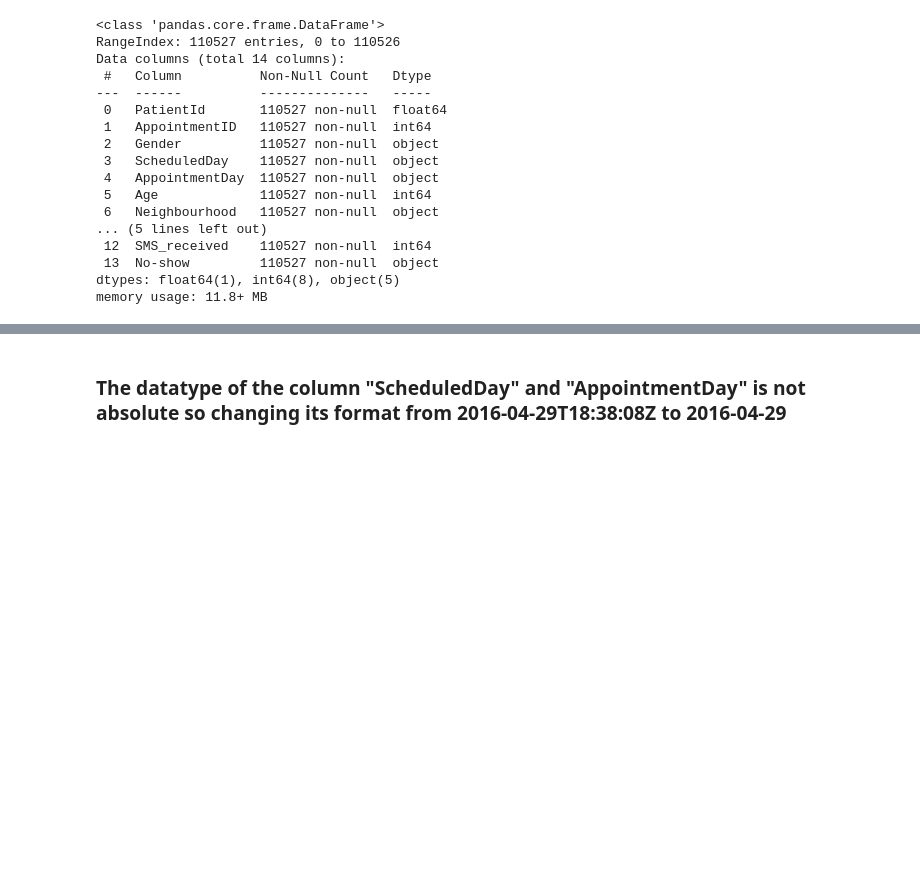
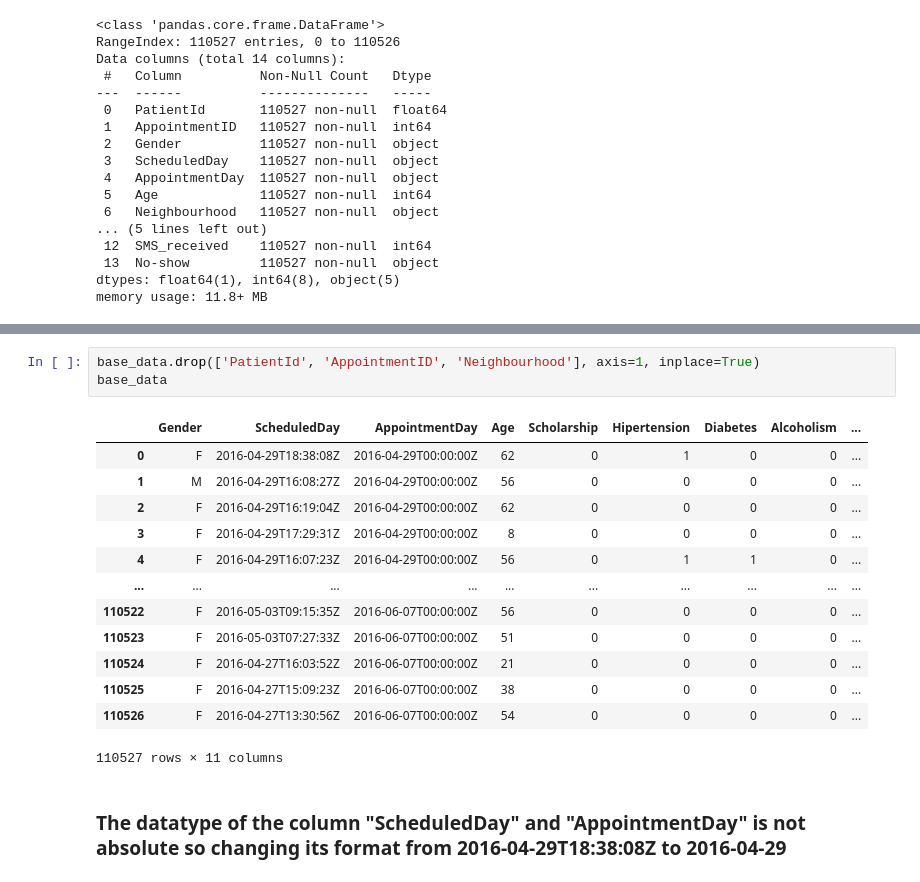
Before and after one commit to Milan1508/HealthCare_Data_Analysis, a Jupyter notebook: healthcare.ipynb, the cells around one changed output, grey strips where cells are left out. Saved outputs shown, nothing was run; the diff lists cells and outputs as text; blank space fills up the shorter version.

```diff
--- a/healthcare.ipynb
+++ b/healthcare.ipynb
@@ -84,3 +90,20 @@ memory usage: 11.8+ MB
+# %%
+base_data.drop(['PatientId', 'AppointmentID', 'Neighbourhood'], axis=1, inplace=True)
+base_data
+# %% [output]
+|  | Gender | ScheduledDay | AppointmentDay | Age | Scholarship | Hipertension | Diabetes | Alcoholism | ... |
+| 0 | F | 2016-04-29T18:38:08Z | 2016-04-29T00:00:00Z | 62 | 0 | 1 | 0 | 0 | ... |
+| 1 | M | 2016-04-29T16:08:27Z | 2016-04-29T00:00:00Z | 56 | 0 | 0 | 0 | 0 | ... |
+| 2 | F | 2016-04-29T16:19:04Z | 2016-04-29T00:00:00Z | 62 | 0 | 0 | 0 | 0 | ... |
+| 3 | F | 2016-04-29T17:29:31Z | 2016-04-29T00:00:00Z | 8 | 0 | 0 | 0 | 0 | ... |
+| 4 | F | 2016-04-29T16:07:23Z | 2016-04-29T00:00:00Z | 56 | 0 | 1 | 1 | 0 | ... |
+| ... | ... | ... | ... | ... | ... | ... | ... | ... | ... |
+| 110522 | F | 2016-05-03T09:15:35Z | 2016-06-07T00:00:00Z | 56 | 0 | 0 | 0 | 0 | ... |
+| 110523 | F | 2016-05-03T07:27:33Z | 2016-06-07T00:00:00Z | 51 | 0 | 0 | 0 | 0 | ... |
+| 110524 | F | 2016-04-27T16:03:52Z | 2016-06-07T00:00:00Z | 21 | 0 | 0 | 0 | 0 | ... |
+| 110525 | F | 2016-04-27T15:09:23Z | 2016-06-07T00:00:00Z | 38 | 0 | 0 | 0 | 0 | ... |
+| 110526 | F | 2016-04-27T13:30:56Z | 2016-06-07T00:00:00Z | 54 | 0 | 0 | 0 | 0 | ... |
+110527 rows × 11 columns
 # %% [markdown]
 ### The datatype of the column "ScheduledDay" and "AppointmentDay" is not absolute so changing its format from 2016-04-29T18:38:08Z	 to 2016-04-29
 # %%
```
Also changed, not shown: parts of 34 cells of this notebook.
